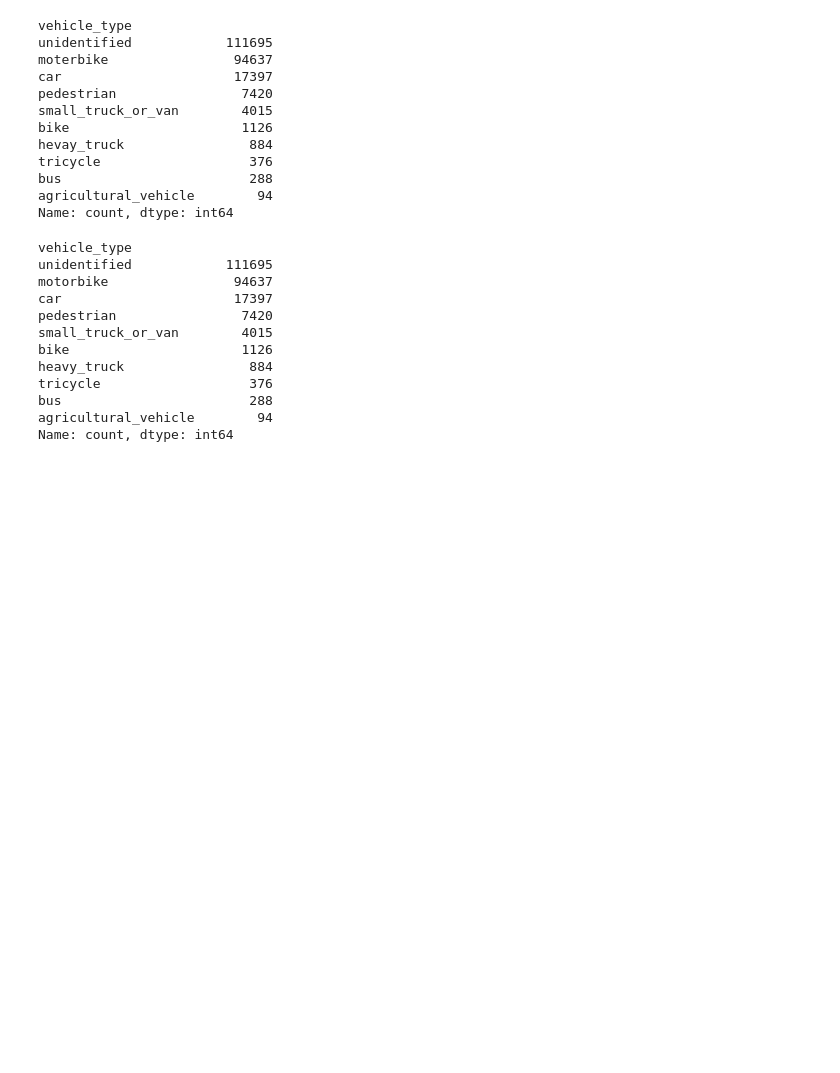
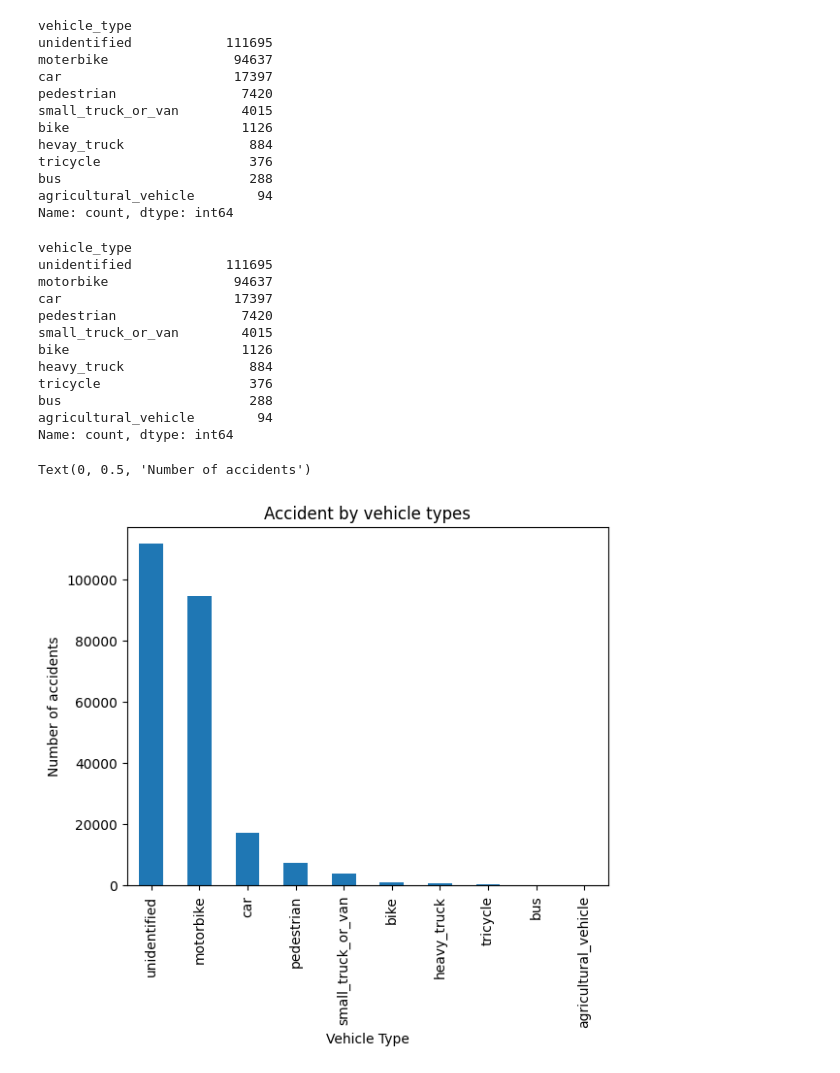
Before and after one commit to Punnawit0425/Thailand_trafficaccident_2011-2022, a Jupyter notebook: traffic.ipynb, the cells around one changed output. Drawn from its saved outputs; the diff is of its cells as text; code cells hidden in the pictures; blank space fills up the shorter version.

```diff
--- a/traffic.ipynb
+++ b/traffic.ipynb
@@ -246,3 +249,11 @@ Name: count, dtype: int64
 # %%
 #Save clean data
 df.to_csv("data/clean_data.csv", index=False)
+# %%
+df["vehicle_type"].value_counts().plot(kind="bar")
+plt.title("Accident by vehicle types")
+plt.xlabel("Vehicle Type")
+plt.ylabel("Number of accidents")
+# %% [output]
+Text(0, 0.5, 'Number of accidents')
+[figure, added]
```
Also changed, not shown: parts of 9 cells of this notebook, 1 other file.
